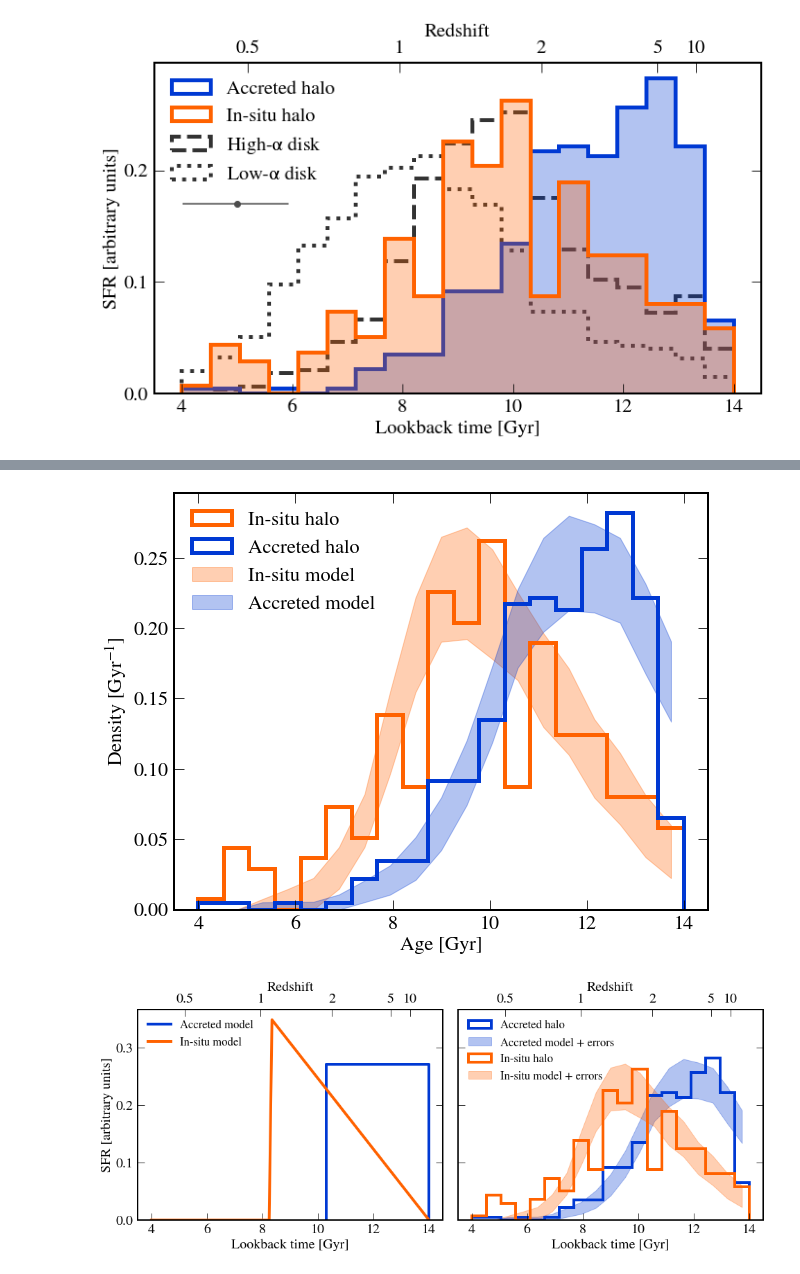
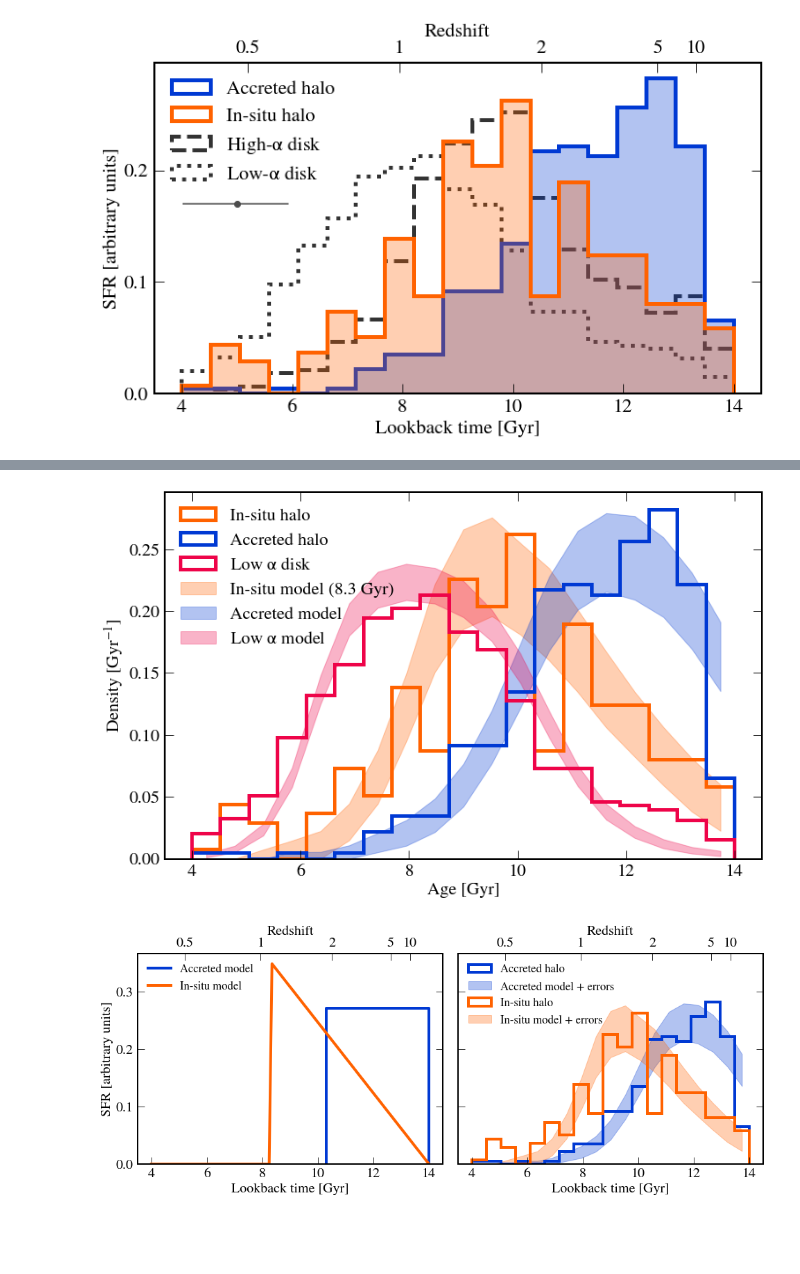
Before and after one commit to abonaca/mw_timing, a Jupyter notebook: notebooks/paper_figures.ipynb, the cells around one changed output, grey strips where cells are left out. Drawn from its saved outputs; the diff is of its cells as text; code cells hidden in the pictures; blank space fills up the shorter version.

```diff
--- a/notebooks/paper_figures.ipynb
+++ b/notebooks/paper_figures.ipynb
@@ -530,11 +521,0 @@ plt.tight_layout()
-# %%
-fig, ax = plt.subplots(3,2,figsize=(12,8), sharex='row', sharey='col')
-
-for e, ind in enumerate([ind_mpoor, ind_tdchem, ind_lowachem]):
-    plt.sca(ax[e][0])
-    plt.plot(t['init_FeH'][ind_safeage & ind], age[ind_safeage & ind], 'k.', ms=1)
-
-    plt.sca(ax[e][1])
-    plt.plot(t['init_FeH'][ind_safeage & ind], t['eccen_pot1'][ind_safeage & ind], 'k.', ms=1)
-
-plt.tight_layout()
@@ -635,12 +835,16 @@ err_low = age_err[ind_safeage & ind_lowa]
 
 np.random.seed(4629)
 
-nboot = 200
+nboot = 1000
 nbin = np.size(abins) - 1
 bcen = 0.5 * (abins[1:] + abins[:-1])
 h_age_acc = np.empty((nboot, nbin))
 h_age_ins = np.empty((nboot, nbin))
+h_age_ins1 = np.empty((nboot, nbin))
+h_age_ins2 = np.empty((nboot, nbin))
 h_age_low = np.empty((nboot, nbin))
+
+h_age_ins_list = [h_age_ins1, h_age_ins, h_age_ins2]
 
 f = 0.4
 n1 = int(nacc*f)
@@ -654,59 +858,74 @@ for i in range(nboot):
     log_model_acc = np.log10(model_acc)
     log_model_acc_conv = (np.random.randn(nacc)*np.random.permutation(t['logAge_lerr'][ind_safeage & ind_ge])
                           + np.random.permutation(log_model_acc))
     model_acc_conv = 10**log_model_acc_conv
     h, be = np.histogram(model_acc_conv, bins=abins, density=True)
     h_age_acc[i] = h
 
-#     # sample low alpha disk from a flat distribution
-#     model_low = np.random.rand(nlow)*5.5 + 6
-#     log_model_low = np.log10(model_low)
-#     rand_log_model_low = np.random.permutation(log_model_low)
-#     ind_sort_model = np.argsort(rand_log_model_low)
-#     rand_err = np.random.permutation(t['logAge_lerr'][ind_safeage & ind_lowa])
-#     ind_sort_err = np.argsort(rand_err)
+    # sample low alpha disk from a flat distribution
+    model_low = np.random.rand(nlow)*4.3 + 6.3
+    log_model_low = np.log10(model_low)
+    rand_log_model_low = np.random.permutation(log_model_low)
+    ind_sort_model = np.argsort(rand_log_model_low)
+    rand_err = np.random.permutation(t['logAge_lerr'][ind_safeage & ind_lowa])
+    ind_sort_err = np.argsort(rand_err)
+    log_model_low_conv = (np.random.randn(nlow)*rand_err[:]
+                          + rand_log_model_low[:])
 #     log_model_low_conv = (np.random.randn(nlow)*rand_err[ind_sort_err]
 #                           + rand_log_model_low[ind_sort_model])
-#     model_low_conv = 10**log_model_low_conv
-#     h, be = np.histogram(model_low_conv, bins=abins, density=True)
-#     h_age_low[i] = h
+    model_low_conv = 10**log_model_low_conv
+    h, be = np.histogram(model_low_conv, bins=abins, density=True)
+    h_age_low[i] = h
 
     # sample in-situ halo from a narrow gaussian
-#     model_ins = np.random.randn(nins)*1.5 + 10
-#     model_ins = np.ones(nins)*10
-    model_u = np.random.rand(nins)
-    model_ins = pdf_ramp(model_u, 8.3, 14)
-#     model_ins_conv = np.random.randn(nins)*np.random.permutation(err_ins) + np.random.permutation(model_ins)
-    log_model_ins = np.log10(model_ins)
-    log_model_ins_conv = (np.random.randn(nins)*np.random.permutation(t['logAge_lerr'][ind_safeage & ind_splash])
-                          + np.random.permutation(log_model_ins))
-    model_ins_conv = 10**log_model_ins_conv
-    h, be = np.histogram(model_ins_conv, bins=abins, density=True)
-    h_age_ins[i] = h
+#     model_u = np.random.rand(nins)
+#     model_ins = pdf_ramp(model_u, 8.3, 14)
+#     log_model_ins = np.log10(model_ins)
+#     log_model_ins_conv = (np.random.randn(nins)*np.random.permutation(t['logAge_lerr'][ind_safeage & ind_splash])
+#                           + np.random.permutation(log_model_ins))
+#     model_ins_conv = 10**log_model_ins_conv
+#     h, be = np.histogram(model_ins_conv, bins=abins, density=True)
+#     h_age_ins[i] = h
+
+    # multiple in-situ choices:
+    for e, age_lim in enumerate([7.3,8.3,9.3]):
+        model_u = np.random.rand(nins)
+        model_ins = pdf_ramp(model_u, age_lim, 14)
+        log_model_ins = np.log10(model_ins)
+        log_model_ins_conv = (np.random.randn(nins)*np.random.permutation(t['logAge_lerr'][ind_safeage & ind_splash])
+                              + np.random.permutation(log_model_ins))
+        model_ins_conv = 10**log_model_ins_conv
+        h, be = np.histogram(model_ins_conv, bins=abins, density=True)
+        h_age_ins_list[e][i] = h
+
 
 model_acc_dn, model_acc_up = np.percentile(h_age_acc, [16,84], axis=0)
 model_ins_dn, model_ins_up = np.percentile(h_age_ins, [16,84], axis=0)
+model_ins1_dn, model_ins1_up = np.percentile(h_age_ins1, [16,84], axis=0)
+model_ins2_dn, model_ins2_up = np.percentile(h_age_ins2, [16,84], axis=0)
 model_low_dn, model_low_up = np.percentile(h_age_low, [16,84], axis=0)
 
-plt.figure(figsize=(9,7))
+plt.figure(figsize=(11,7))
 
 plt.hist(obs_ins, bins=abins, color=orange, histtype='step', lw=4, density=True, label='In-situ halo')
-plt.fill_between(bcen, model_ins_dn, model_ins_up, color=orange, alpha=0.3, label='In-situ model')
+# plt.fill_between(bcen, model_ins1_dn, model_ins1_up, color='darkorange', alpha=0.3, label='In-situ model (7.3 Gyr)')
+plt.fill_between(bcen, model_ins_dn, model_ins_up, color=orange, alpha=0.3, label='In-situ model (8.3 Gyr)')
+# plt.fill_between(bcen, model_ins2_dn, model_ins2_up, color='red', alpha=0.3, label='In-situ model (9.3 Gyr)')
 
 plt.hist(obs_acc, bins=abins, color=blue, histtype='step', lw=4, density=True, label='Accreted halo')
 plt.fill_between(bcen, model_acc_dn, model_acc_up, color=blue, alpha=0.3, label='Accreted model')
 
-# plt.hist(obs_low, bins=abins, color=pink, histtype='step', lw=4, density=True, label='Low $\\alpha$ disk')
-# plt.fill_between(bcen, model_low_dn, model_low_up, color=pink, alpha=0.3, label='Low $\\alpha$ model')
+plt.hist(obs_low, bins=abins, color=pink, histtype='step', lw=4, density=True, label='Low $\\alpha$ disk')
+plt.fill_between(bcen, model_low_dn, model_low_up, color=pink, alpha=0.3, label='Low $\\alpha$ model')
 
 plt.legend(loc=2, frameon=False)
 plt.xlabel('Age [Gyr]')
 plt.ylabel('Density [Gyr$^{-1}$]')
 
 plt.tight_layout()
 plt.savefig('../plots/ages_model_delta.png')
 # %% [output]
-[figure, old version]
+[figure, new version]
 # %%
 fig, ax = plt.subplots(1,2,figsize=(14,6), sharex=True, sharey=True)
 
```
Also changed, not shown: parts of 10 cells of this notebook.
